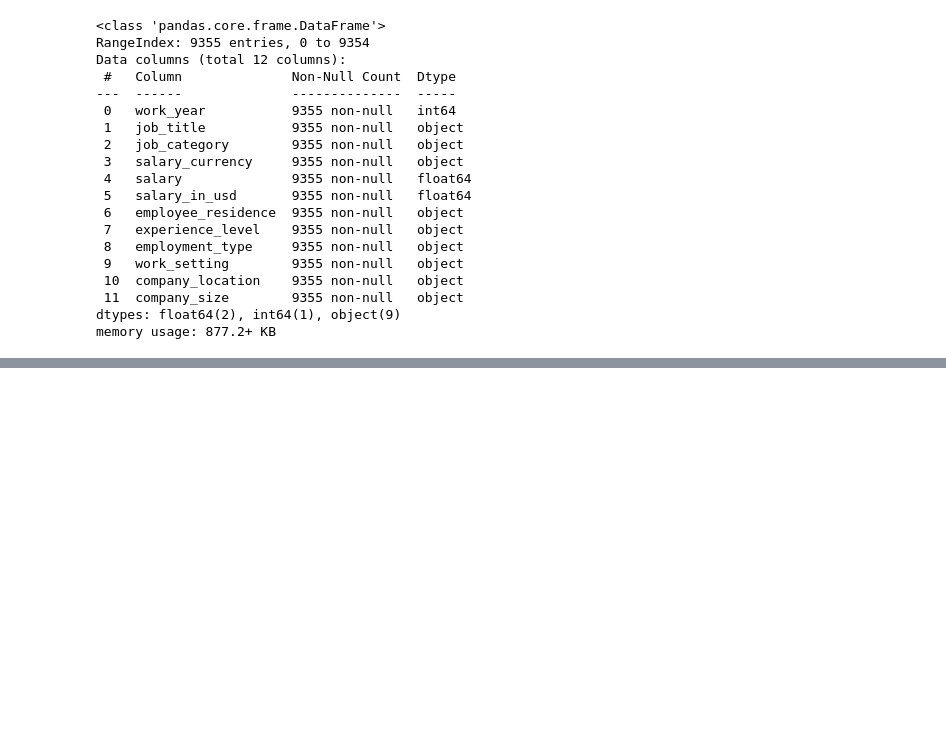
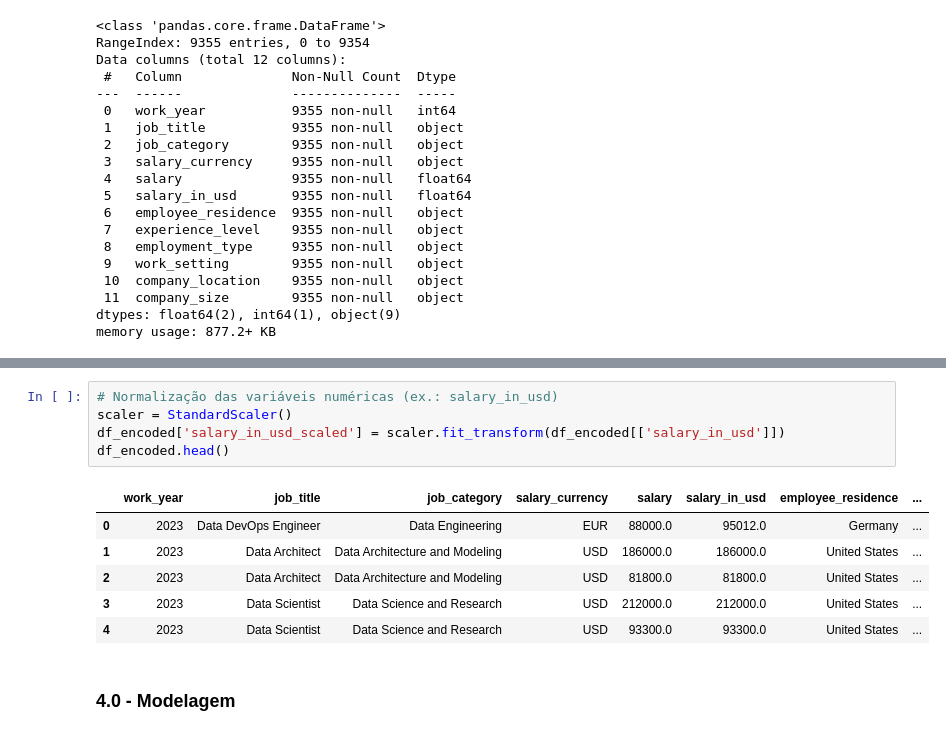
Before and after one commit to ricardo-paganini/data-salaries-analysis, a Jupyter notebook: data-salaries-analysis.ipynb, the cells around one changed output, grey strips where cells are left out. Drawn from its saved outputs; the diff is of its cells as text; blank space fills up the shorter version.

```diff
--- a/data-salaries-analysis.ipynb
+++ b/data-salaries-analysis.ipynb
@@ -450,0 +476,14 @@ memory usage: 877.2+ KB
+# %%
+# Normalização das variáveis numéricas (ex.: salary_in_usd)
+scaler = StandardScaler()
+df_encoded['salary_in_usd_scaled'] = scaler.fit_transform(df_encoded[['salary_in_usd']])
+df_encoded.head()
+# %% [output]
+|  | work_year | job_title | job_category | salary_currency | salary | salary_in_usd | employee_residence | ... |
+| 0 | 2023 | Data DevOps Engineer | Data Engineering | EUR | 88000.0 | 95012.0 | Germany | ... |
+| 1 | 2023 | Data Architect | Data Architecture and Modeling | USD | 186000.0 | 186000.0 | United States | ... |
+| 2 | 2023 | Data Architect | Data Architecture and Modeling | USD | 81800.0 | 81800.0 | United States | ... |
+| 3 | 2023 | Data Scientist | Data Science and Research | USD | 212000.0 | 212000.0 | United States | ... |
+| 4 | 2023 | Data Scientist | Data Science and Research | USD | 93300.0 | 93300.0 | United States | ... |
+# %% [markdown]
+### **4.0 - Modelagem**
```
Also changed, not shown: parts of 3 cells of this notebook.
